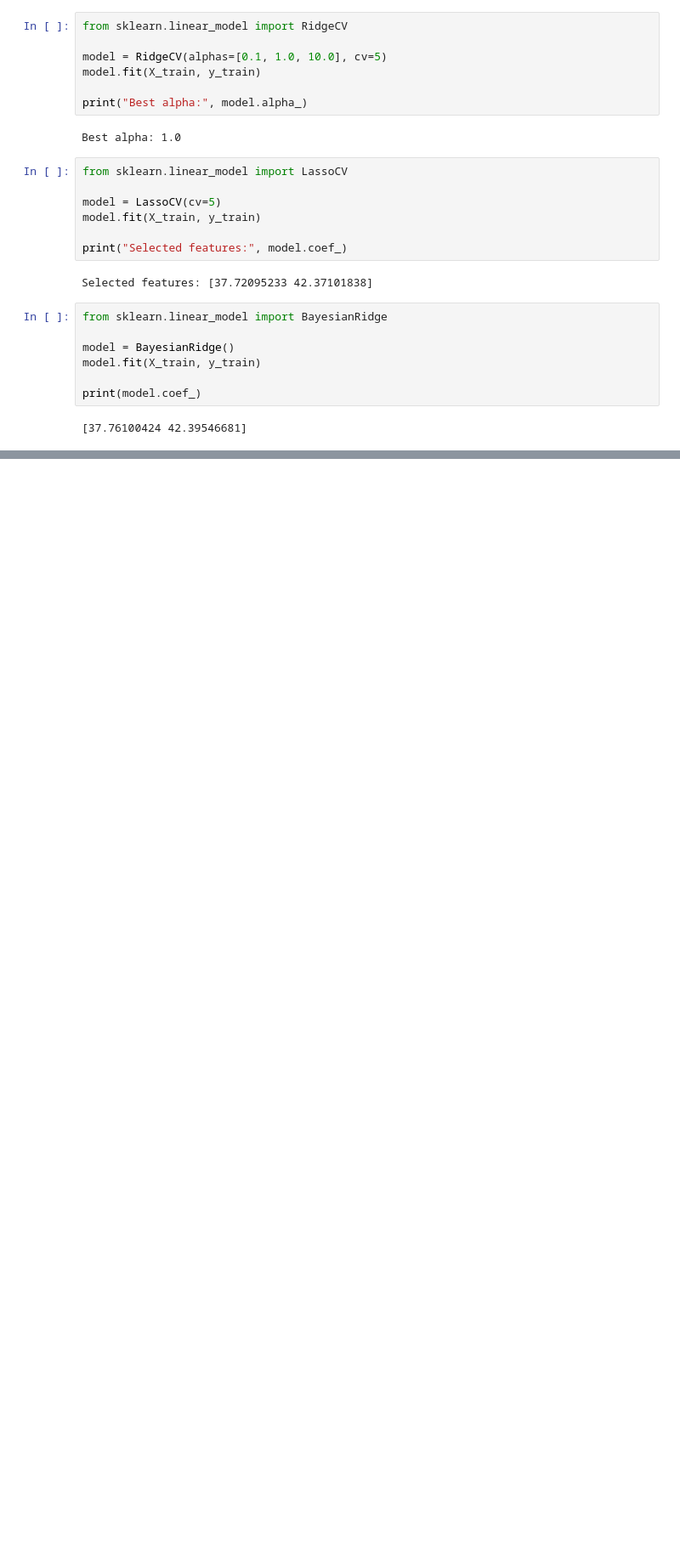
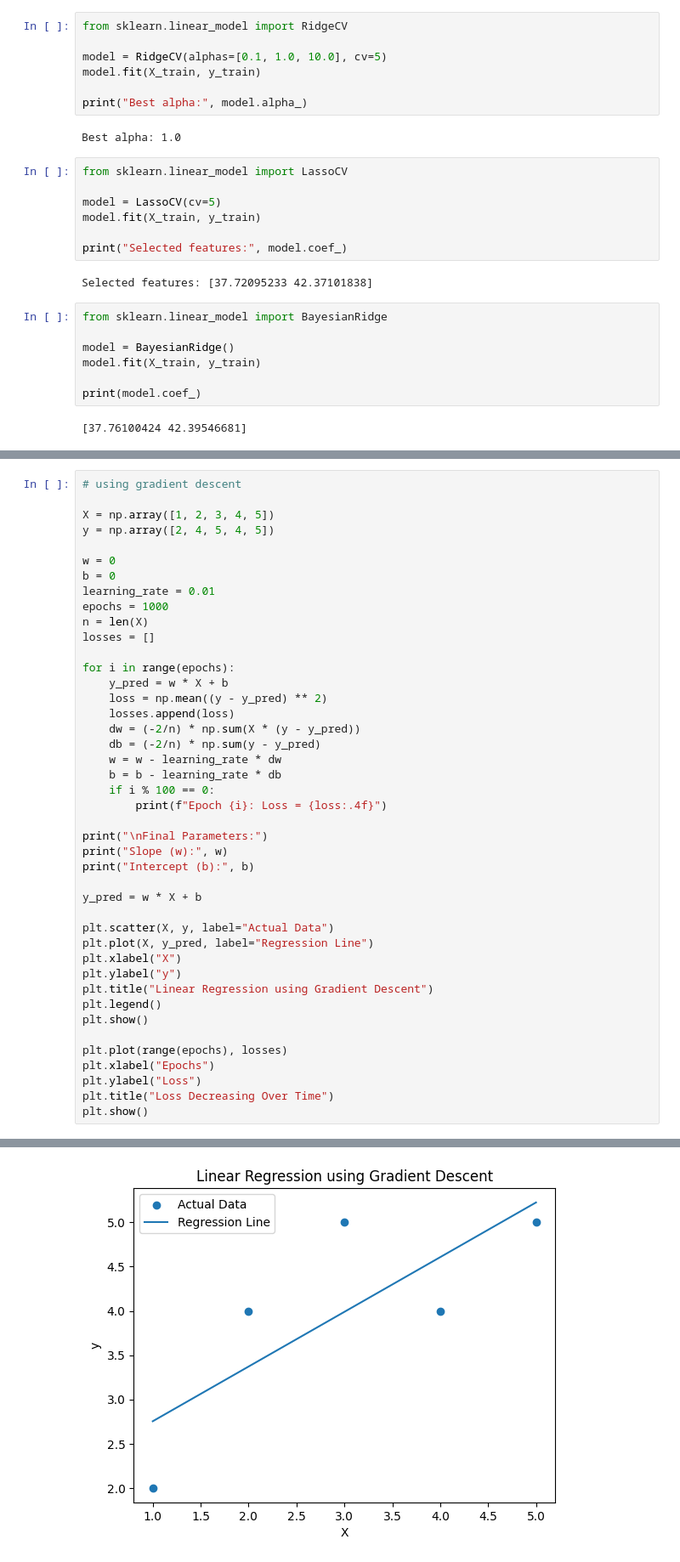
Before and after one commit to akshayas002/practice, a Jupyter notebook: ml_practice/regression.ipynb, the cells around one changed output, grey strips where cells are left out. Shown at 85% size. Cells and saved outputs as stored; diff of their text form; blank space fills up the shorter version.

```diff
--- a/ml_practice/regression.ipynb
+++ b/ml_practice/regression.ipynb
@@ -53,0 +84,44 @@ print(model.coef_)
+# %%
+# using gradient descent
+
+X = np.array([1, 2, 3, 4, 5])
+y = np.array([2, 4, 5, 4, 5])
+
+w = 0
+b = 0
+learning_rate = 0.01
+epochs = 1000
+n = len(X)
+losses = []
+
+for i in range(epochs):
+    y_pred = w * X + b
+    loss = np.mean((y - y_pred) ** 2)
+    losses.append(loss)
+    dw = (-2/n) * np.sum(X * (y - y_pred))
+    db = (-2/n) * np.sum(y - y_pred)
+    w = w - learning_rate * dw
+    b = b - learning_rate * db
+    if i % 100 == 0:
+        print(f"Epoch {i}: Loss = {loss:.4f}")
+
+print("\nFinal Parameters:")
+print("Slope (w):", w)
+print("Intercept (b):", b)
+
+y_pred = w * X + b
+
+plt.scatter(X, y, label="Actual Data")
+plt.plot(X, y_pred, label="Regression Line")
+plt.xlabel("X")
+plt.ylabel("y")
+plt.title("Linear Regression using Gradient Descent")
+plt.legend()
+plt.show()
+
+plt.plot(range(epochs), losses)
+plt.xlabel("Epochs")
+plt.ylabel("Loss")
+plt.title("Loss Decreasing Over Time")
+plt.show()
+# %% [output]
@@ -53,0 +142 @@ print(model.coef_)
+[figure, added]
```
Also changed, not shown: parts of 2 cells of this notebook.
